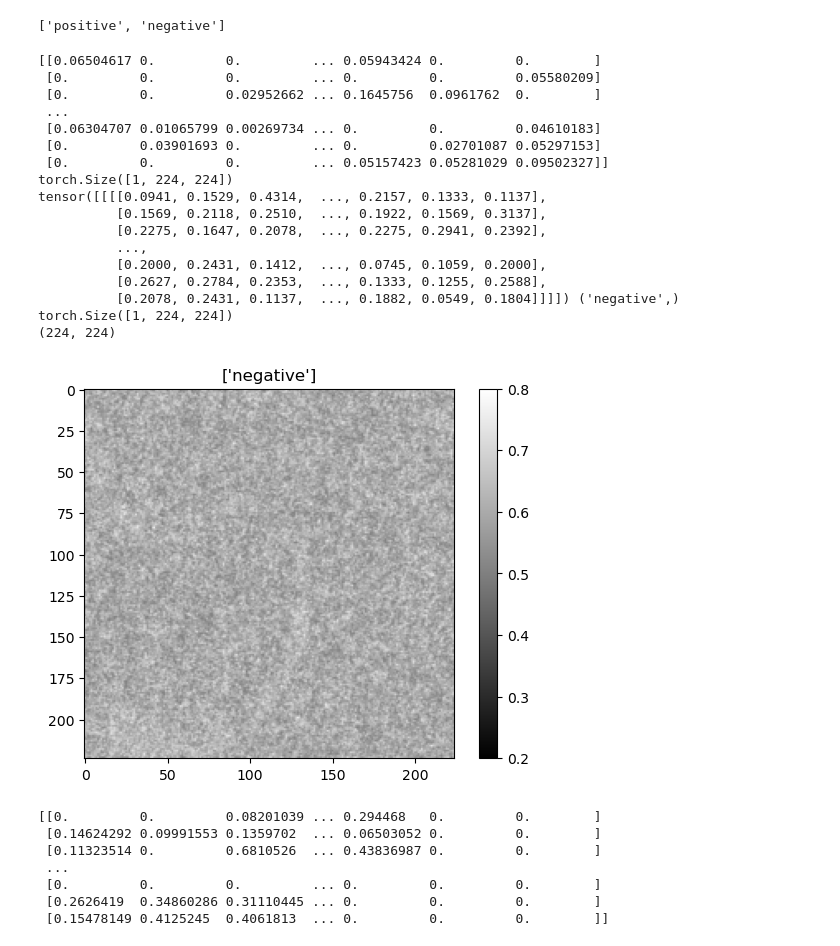
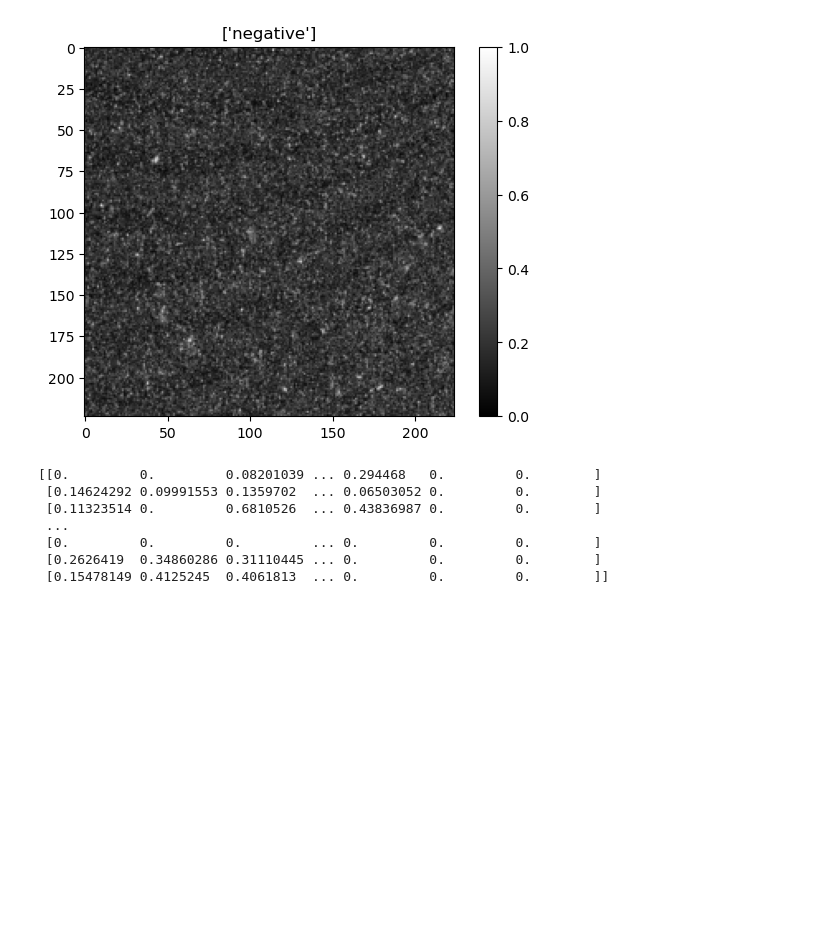
Before and after one commit to changsun20/HuntingAsteroid, a Jupyter notebook: fine-tuning-demo.ipynb, the cells around one changed output. Cells and saved outputs as stored; diff of their text form; code cells hidden in the pictures; blank space fills up the shorter version.

Commit message:
fix data loading bug

```diff
--- a/fine-tuning-demo.ipynb
+++ b/fine-tuning-demo.ipynb
@@ -62,21 +38,20 @@ class CustomDataset(Dataset):
         if self.transform:
             data = self.transform(data)
 
-        print(data.shape)
         return data, label
+
 
 def normalize_array(arr):
     arr = np.clip(arr, 0, 0.01)  # 将数值限制在0到0.01之间
     arr = (arr - 0) / (0.01 - 0)  # 归一化到0到1之间
+    arr = np.uint8(arr*255)
     return arr
+
 
 def numpy_to_pil(sample):
     sample = normalize_array(sample)
-    print(sample)
     sample = Image.fromarray(sample, mode='L')  # 指定图像模式为单通道
-    sample.show()
     return sample
-
 
 
 data_transforms = {
@@ -137,48 +84,22 @@ torch.Size([1, 224, 224])
-# %%
-print(class_names)
-# %% [output]
-['positive', 'negative']
 # %%
 def imshow(inp, title=None):
     """Display image for Tensor."""
-    print(inp.shape)
     inp = inp.squeeze().numpy()
-    print(inp.shape)
-    mean = np.array([0.5])  # 修改为单通道的均值
-    std = np.array([0.5])  # 修改为单通道的标准差
-    inp = std * inp + mean
     inp = np.clip(inp, 0, 1)
-    plt.imshow(inp, cmap='gray', vmin=0.2, vmax=0.8)  # 指定灰度色彩映射
+    plt.imshow(inp, cmap='gray', vmin=0, vmax=1)  # 指定灰度色彩映射
     plt.colorbar()
     if title is not None:
         plt.title(title)
     plt.pause(0.001)  # pause a bit so that plots are updated
 
 
 # Get a batch of training data
 inputs, classes = next(iter(dataloaders['train']))
-print(inputs, classes)
+
 # Make a grid from batch
 out = torchvision.utils.make_grid(inputs.unsqueeze(0))  # 将输入转换为四维张量
 
 imshow(out[0], title=[x for x in classes])
 # %% [output]
-[[0.06504617 0.         0.         ... 0.05943424 0.         0.        ]
- [0.         0.         0.         ... 0.         0.         0.05580209]
- [0.         0.         0.02952662 ... 0.1645756  0.0961762  0.        ]
- ...
- [0.06304707 0.01065799 0.00269734 ... 0.         0.         0.04610183]
- [0.         0.03901693 0.         ... 0.         0.02701087 0.05297153]
- [0.         0.         0.         ... 0.05157423 0.05281029 0.09502327]]
-torch.Size([1, 224, 224])
-tensor([[[[0.0941, 0.1529, 0.4314,  ..., 0.2157, 0.1333, 0.1137],
-          [0.1569, 0.2118, 0.2510,  ..., 0.1922, 0.1569, 0.3137],
-          [0.2275, 0.1647, 0.2078,  ..., 0.2275, 0.2941, 0.2392],
-          ...,
-          [0.2000, 0.2431, 0.1412,  ..., 0.0745, 0.1059, 0.2000],
-          [0.2627, 0.2784, 0.2353,  ..., 0.1333, 0.1255, 0.2588],
-          [0.2078, 0.2431, 0.1137,  ..., 0.1882, 0.0549, 0.1804]]]]) ('negative',)
-torch.Size([1, 224, 224])
-(224, 224)
-[figure, old version]
+[figure, new version]
 # %%
```
Also changed, not shown: parts of 8 cells of this notebook, 1 other file.
